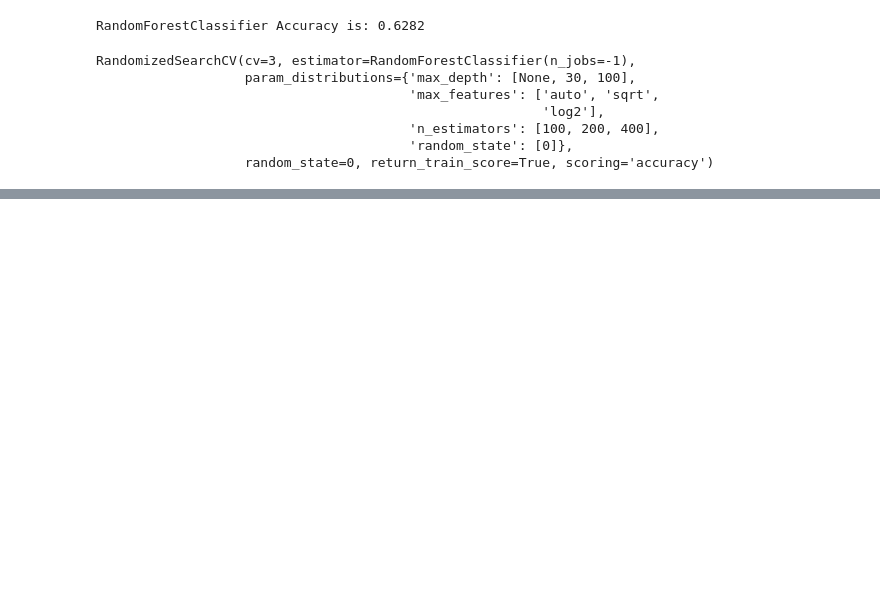
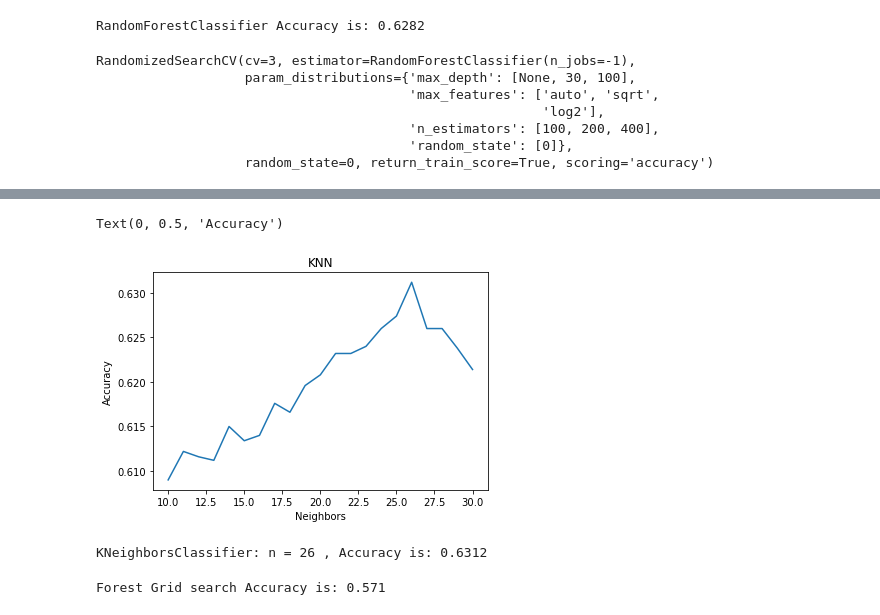
Before and after one commit to GalKoaz/Data-visualization, a Jupyter notebook: Cats-Vs-Dogs.ipynb, the cells around one changed output, grey strips where cells are left out. Drawn from its saved outputs; the diff is of its cells as text; code cells hidden in the pictures; blank space fills up the shorter version.

```diff
--- a/Cats-Vs-Dogs.ipynb
+++ b/Cats-Vs-Dogs.ipynb
@@ -237,0 +255,15 @@ XGBGridsearch Accuracy is: 0.6448
+# %%
+from sklearn.ensemble import BaggingClassifier
+#bagging = BaggingClassifier(XGBGridsearch,max_samples=0.5, max_features=0.5)
+bes = XGBClassifier(base_score=0.5, booster='gbtree', colsample_bylevel=1,
+              colsample_bynode=1, colsample_bytree=0.7, gamma=0, gpu_id=-1,
+              importance_type='gain', interaction_constraints='',
+              learning_rate=0.1, max_delta_step=0, max_depth=8,
+              min_child_weight=1, monotone_constraints='()',
+              n_estimators=250, n_jobs=-1, num_class=3, num_parallel_tree=1,
+              objective='multi:softmax',eval_metric='mlogloss', random_state=0, reg_alpha=0,
+              reg_lambda=1, scale_pos_weight=None, subsample=1,
+             tree_method='exact', validate_parameters=1, verbosity=None)
+
+bagging = BaggingClassifier(base_estimator=bes)
+bagging.fit(X_Train_PCA, y_train)
@@ -267,0 +302,10 @@ Forest Grid search Accuracy is: 0.6392
+# %%
+#knn classifier with for loop [1-5] to check the best accuracy of n
+K = list(range(10, 31))
+scores = []
+for n in K:
+    knn = KNeighborsClassifier(n_neighbors = n)
+    knn.fit(X_Train_PCA, y_train)
+    y_pred = knn.predict(X_Train_PCA)
+    scores.append(knn.score(X_test_PCA,y_test))
+    print('KNeighborsClassifier: n = {} , Accuracy is: {}'.format(n,knn.score(X_test_PCA,y_test)))
@@ -267,0 +330,23 @@ Forest Grid search Accuracy is: 0.6392
+# %%
+plt.plot(K, scores)
+plt.title("KNN")
+plt.xlabel('Neighbors')
+plt.ylabel('Accuracy')
+# %% [output]
+Text(0, 0.5, 'Accuracy')
+[figure, added]
+# %%
+knn = KNeighborsClassifier(n_neighbors = 26)
+knn.fit(X_Train_PCA, y_train)
+y_pred = knn.predict(X_Train_PCA)
+print('KNeighborsClassifier: n = {} , Accuracy is: {}'.format(26,knn.score(X_test_PCA,y_test)))
+# %% [output]
+KNeighborsClassifier: n = 26 , Accuracy is: 0.6312
+# %%
+from sklearn.naive_bayes import GaussianNB
+GNB = GaussianNB()
+GNB.fit(X_Train_PCA, y_train)
+GNB_P = GNB.predict(X_Train_PCA)
+print('GaussianNB Accuracy is: {}'.format(GNB.score(X_test_PCA,y_test)))
+# %% [output]
+Forest Grid search Accuracy is: 0.571
```
Also changed, not shown: parts of 11 cells of this notebook.
